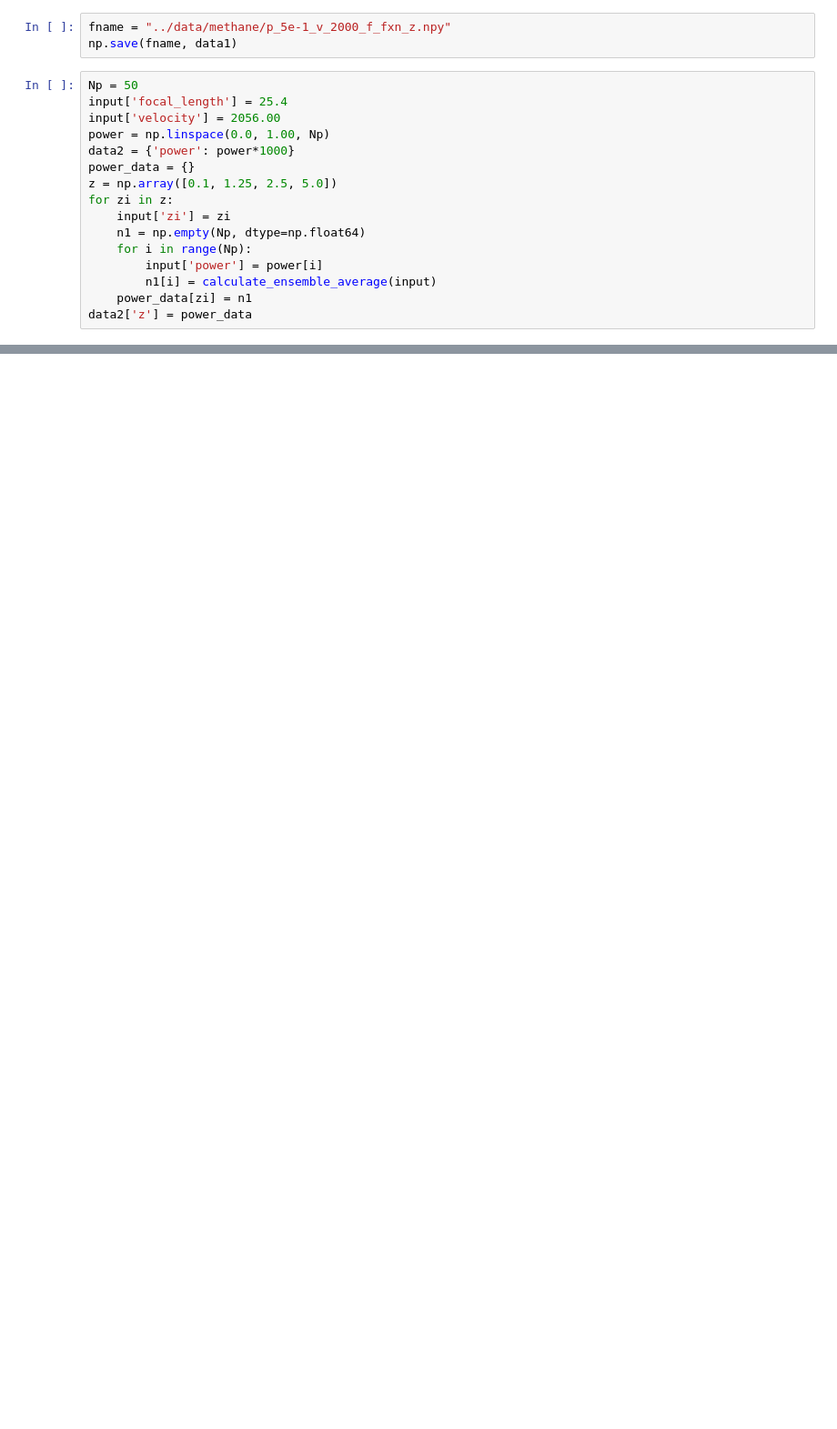
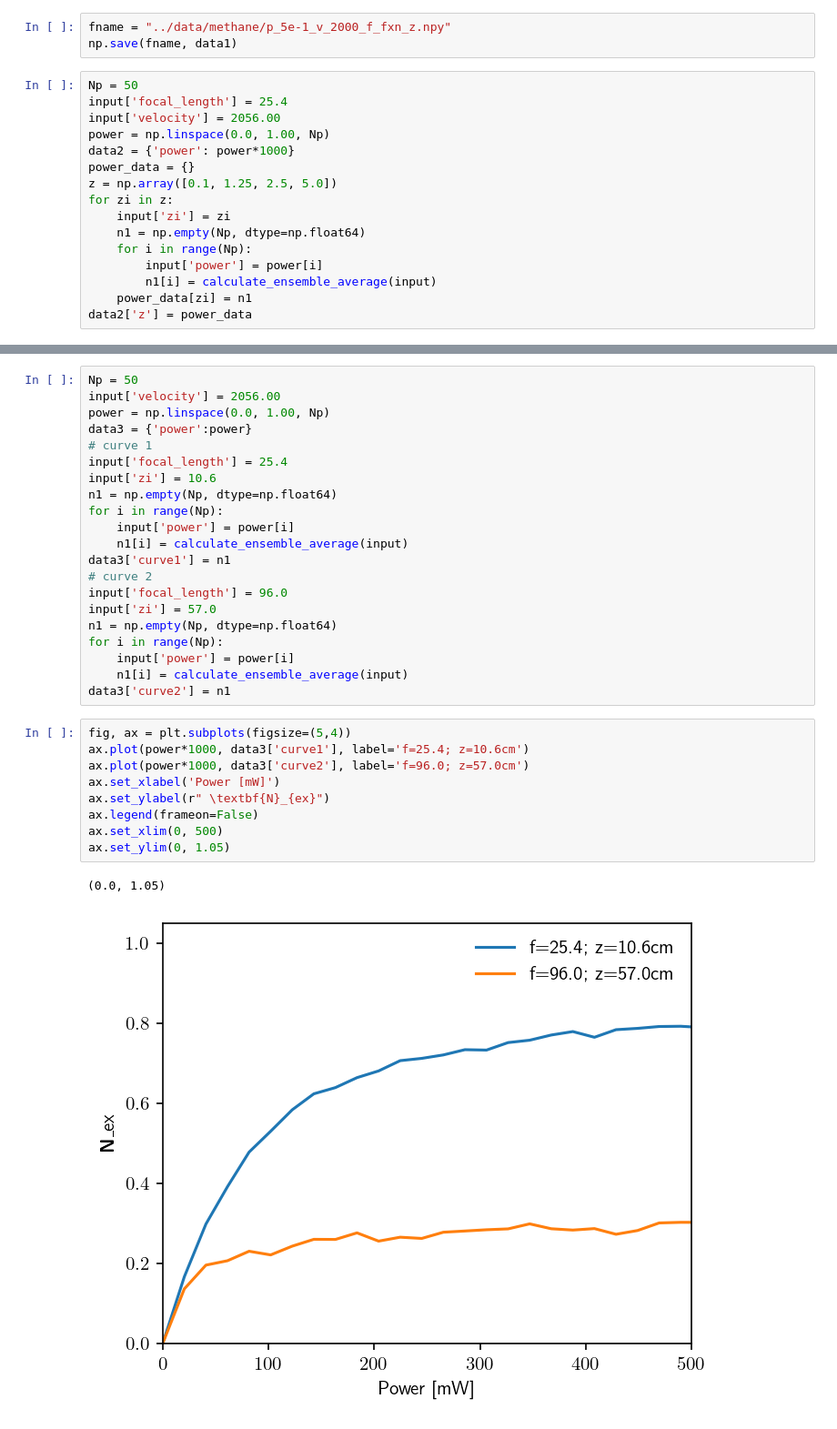
Before and after one commit to vijaymocherla/rap-mb, a Jupyter notebook: notebooks/jcp-methane.ipynb, the cells around one changed output, grey strips where cells are left out. Shown at 91% size. Cells and saved outputs as stored; diff of their text form; blank space fills up the shorter version.

```diff
--- a/notebooks/jcp-methane.ipynb
+++ b/notebooks/jcp-methane.ipynb
@@ -294,0 +303,33 @@ figsize=(5.5,4.5), legend_loc=[0.85,0.5])
+# %%
+Np = 50
+input['velocity'] = 2056.00
+power = np.linspace(0.0, 1.00, Np)
+data3 = {'power':power}
+# curve 1
+input['focal_length'] = 25.4
+input['zi'] = 10.6
+n1 = np.empty(Np, dtype=np.float64)
+for i in range(Np):
+    input['power'] = power[i]
+    n1[i] = calculate_ensemble_average(input)
+data3['curve1'] = n1
+# curve 2
+input['focal_length'] = 96.0
+input['zi'] = 57.0
+n1 = np.empty(Np, dtype=np.float64)
+for i in range(Np):
+    input['power'] = power[i]
+    n1[i] = calculate_ensemble_average(input)
+data3['curve2'] = n1
+# %%
+fig, ax = plt.subplots(figsize=(5,4))
+ax.plot(power*1000, data3['curve1'], label='f=25.4; z=10.6cm')
+ax.plot(power*1000, data3['curve2'], label='f=96.0; z=57.0cm')
+ax.set_xlabel('Power [mW]')
+ax.set_ylabel(r" \textbf{N}_{ex}")
+ax.legend(frameon=False)
+ax.set_xlim(0, 500)
+ax.set_ylim(0, 1.05)
+# %% [output]
+(0.0, 1.05)
+[figure, added]
```
Also changed, not shown: parts of 6 cells of this notebook, 2 other files.
